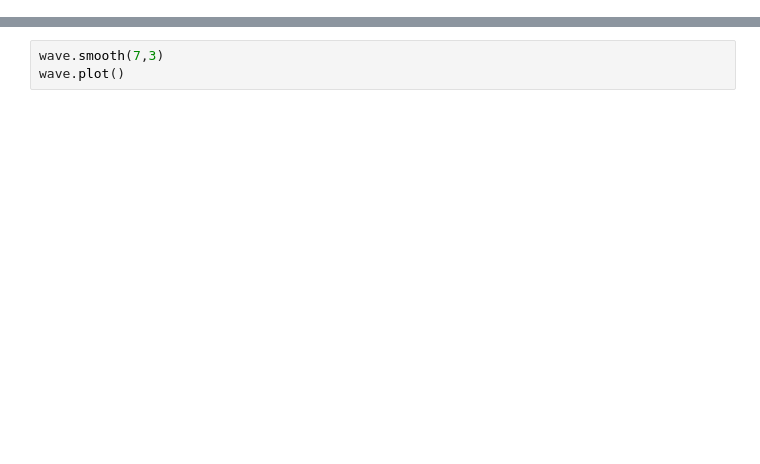
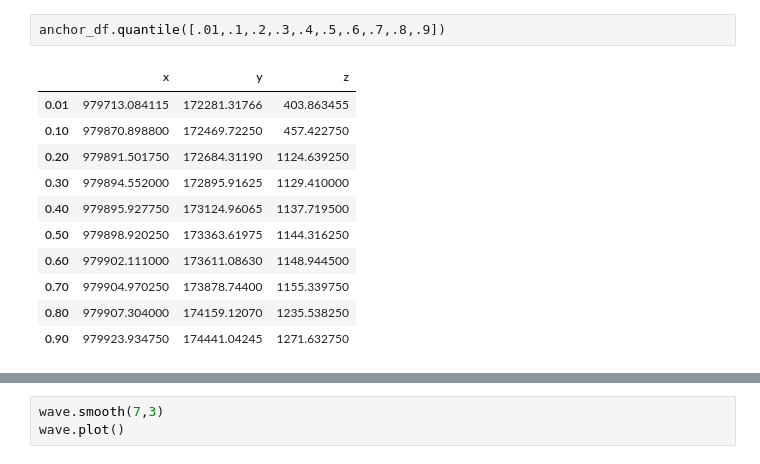
Before and after one commit to mihamerstan/lidar_metrics, a Jupyter notebook: notebooks/pypwaves_test.ipynb, the cells around one changed output, grey strips where cells are left out. Drawn from its saved outputs; the diff is of its cells as text; blank space fills up the shorter version.

```diff
--- a/notebooks/pypwaves_test.ipynb
+++ b/notebooks/pypwaves_test.ipynb
@@ -39,0 +76,14 @@ b'amplitude conversion table for low channel\x00'
+# %%
+anchor_df.quantile([.01,.1,.2,.3,.4,.5,.6,.7,.8,.9])
+# %% [output]
+|  | x | y | z |
+| 0.01 | 979713.084115 | 172281.31766 | 403.863455 |
+| 0.10 | 979870.898800 | 172469.72250 | 457.422750 |
+| 0.20 | 979891.501750 | 172684.31190 | 1124.639250 |
+| 0.30 | 979894.552000 | 172895.91625 | 1129.410000 |
+| 0.40 | 979895.927750 | 173124.96065 | 1137.719500 |
+| 0.50 | 979898.920250 | 173363.61975 | 1144.316250 |
+| 0.60 | 979902.111000 | 173611.08630 | 1148.944500 |
+| 0.70 | 979904.970250 | 173878.74400 | 1155.339750 |
+| 0.80 | 979907.304000 | 174159.12070 | 1235.538250 |
+| 0.90 | 979923.934750 | 174441.04245 | 1271.632750 |
```
Also changed, not shown: parts of 13 cells of this notebook, 1 other file.
